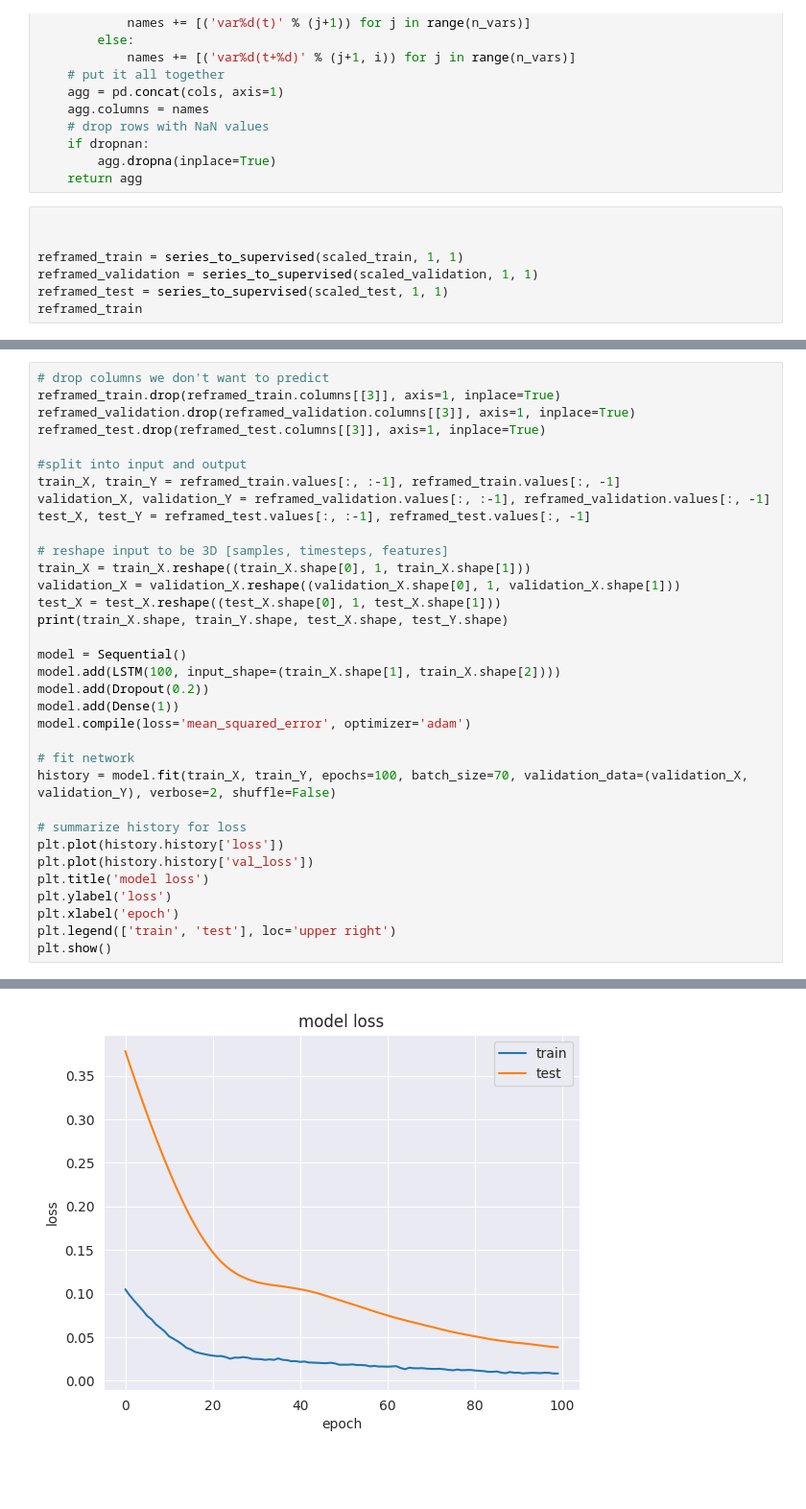
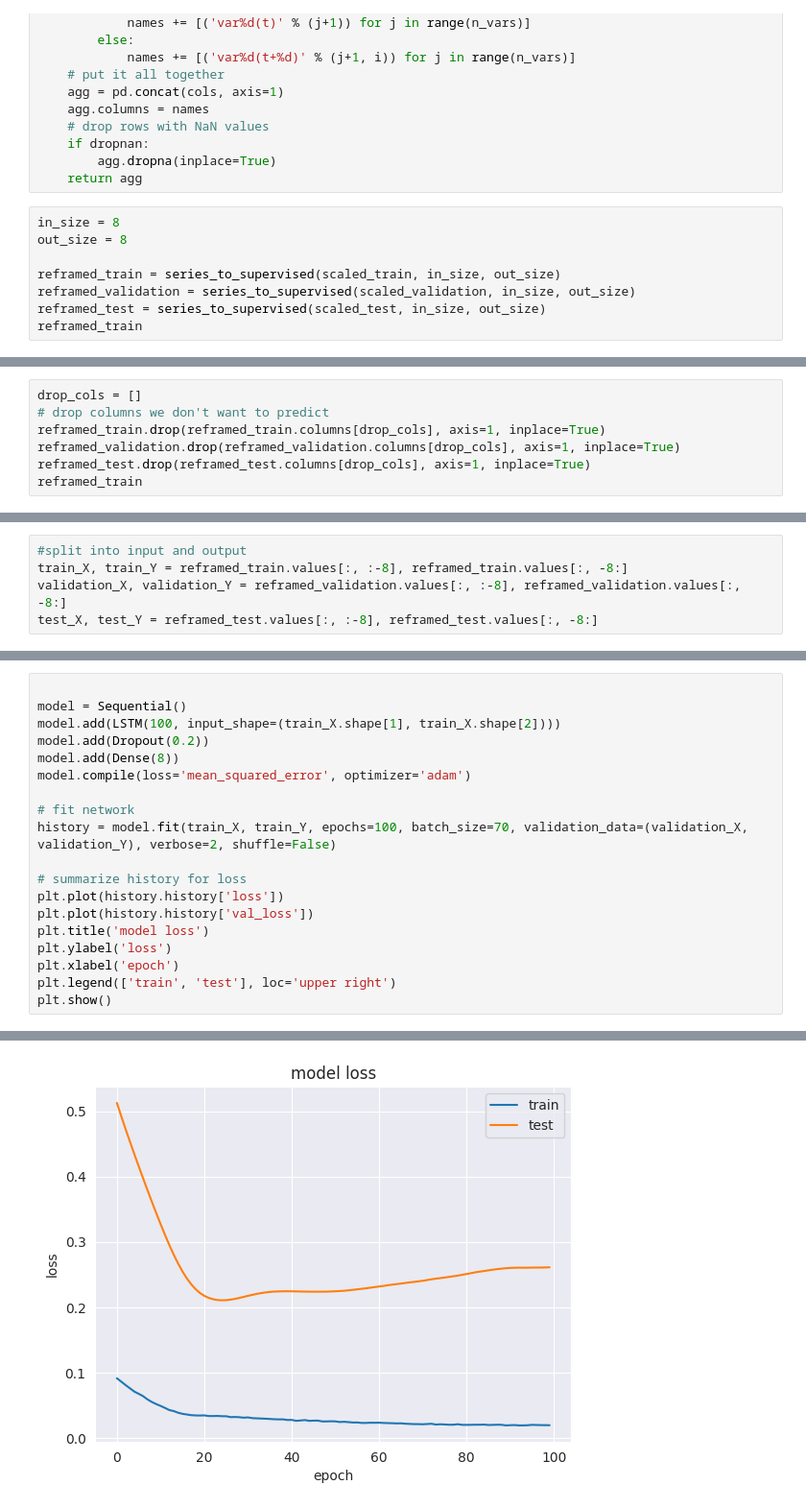
Before and after one commit to Patrick448/time-series-analysis, a Jupyter notebook: Notebooks/agriculture_price_prediction.ipynb, the cells around one changed output, grey strips where cells are left out. Shown at 96% size. Saved outputs shown, nothing was run; the diff lists cells and outputs as text; blank space fills up the shorter version.

```diff
--- a/Notebooks/agriculture_price_prediction.ipynb
+++ b/Notebooks/agriculture_price_prediction.ipynb
@@ -184,10 +183,11 @@ def series_to_supervised(data, n_in=1, n_out=1, dropnan=True):
 		agg.dropna(inplace=True)
 	return agg
 # %%
+in_size = 8
+out_size = 8
 
-
-reframed_train = series_to_supervised(scaled_train, 1, 1)
-reframed_validation = series_to_supervised(scaled_validation, 1, 1)
-reframed_test = series_to_supervised(scaled_test, 1, 1)
+reframed_train = series_to_supervised(scaled_train, in_size, out_size)
+reframed_validation = series_to_supervised(scaled_validation, in_size, out_size)
+reframed_test = series_to_supervised(scaled_test, in_size, out_size)
 reframed_train
 # %% [output]
@@ -226,0 +207,7 @@ array([[2.03360732e-01, 7.03834116e-01],
+# %%
+drop_cols = []
+# drop columns we don't want to predict
+reframed_train.drop(reframed_train.columns[drop_cols], axis=1, inplace=True)
+reframed_validation.drop(reframed_validation.columns[drop_cols], axis=1, inplace=True)
+reframed_test.drop(reframed_test.columns[drop_cols], axis=1, inplace=True)
+reframed_train
@@ -226,0 +228,5 @@ array([[2.03360732e-01, 7.03834116e-01],
+# %%
+#split into input and output
+train_X, train_Y = reframed_train.values[:, :-8], reframed_train.values[:, -8:]
+validation_X, validation_Y = reframed_validation.values[:, :-8], reframed_validation.values[:, -8:]
+test_X, test_Y = reframed_test.values[:, :-8], reframed_test.values[:, -8:]
@@ -227,24 +241,9 @@ array([[2.03360732e-01, 7.03834116e-01],
 # %%
-# drop columns we don't want to predict
-reframed_train.drop(reframed_train.columns[[3]], axis=1, inplace=True)
-reframed_validation.drop(reframed_validation.columns[[3]], axis=1, inplace=True)
-reframed_test.drop(reframed_test.columns[[3]], axis=1, inplace=True)
-
-#split into input and output
-train_X, train_Y = reframed_train.values[:, :-1], reframed_train.values[:, -1]
-validation_X, validation_Y = reframed_validation.values[:, :-1], reframed_validation.values[:, -1]
-test_X, test_Y = reframed_test.values[:, :-1], reframed_test.values[:, -1]
-
-# reshape input to be 3D [samples, timesteps, features]
-train_X = train_X.reshape((train_X.shape[0], 1, train_X.shape[1]))
-validation_X = validation_X.reshape((validation_X.shape[0], 1, validation_X.shape[1]))
-test_X = test_X.reshape((test_X.shape[0], 1, test_X.shape[1]))
-print(train_X.shape, train_Y.shape, test_X.shape, test_Y.shape)
 
 model = Sequential()
 model.add(LSTM(100, input_shape=(train_X.shape[1], train_X.shape[2])))
 model.add(Dropout(0.2))
-model.add(Dense(1))
+model.add(Dense(8))
 model.compile(loss='mean_squared_error', optimizer='adam')
 
 # fit network
@@ -279 +278 @@ Epoch 100/100
-[figure, old version]
+[figure, new version]
```
Also changed, not shown: parts of 16 cells of this notebook, 6 other files.
